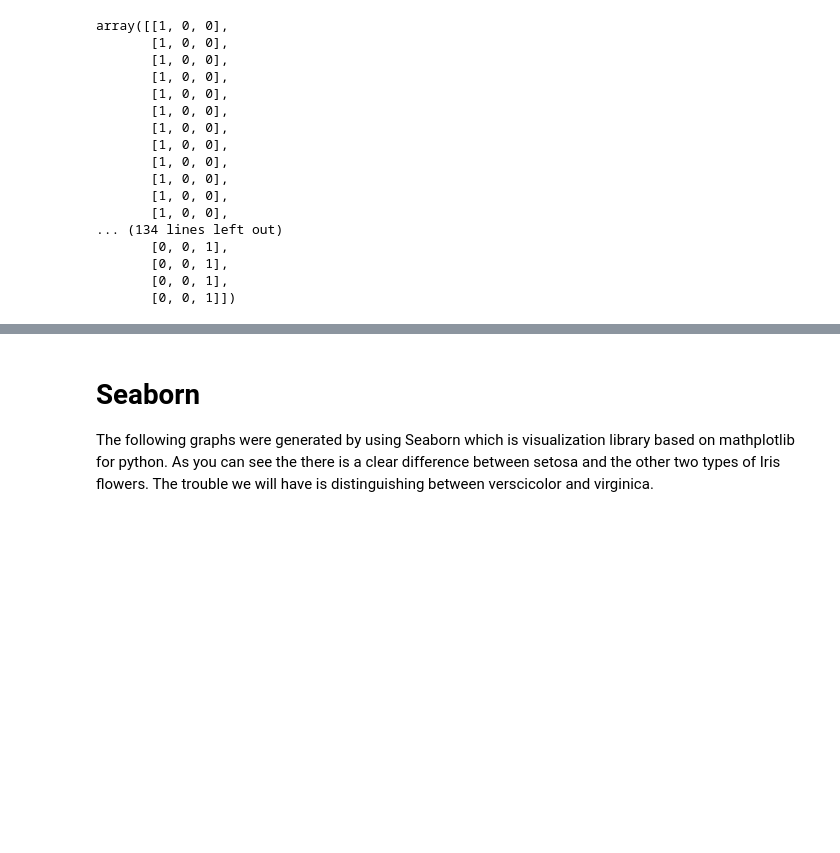
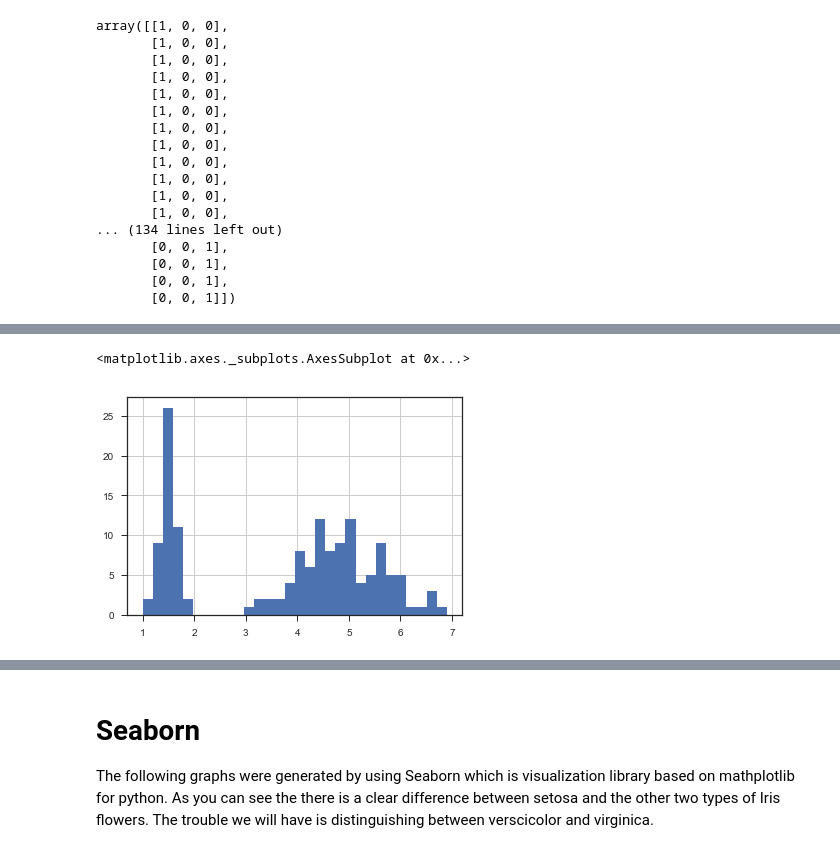
Before and after one commit to NiallD565/Jupyter-Notebook_Python, a Jupyter notebook: iris-dataset.ipynb, the cells around one changed output, grey strips where cells are left out. Saved outputs shown, nothing was run; the diff lists cells and outputs as text; code cells hidden in the pictures; blank space fills up the shorter version.

Commit message:
Addition of graphs to iris

```diff
--- a/iris-dataset.ipynb
+++ b/iris-dataset.ipynb
@@ -56,0 +79,5 @@ array([[1, 0, 0],
+# %%
+df['petal_length'].hist(bins = 30)
+# %% [output]
+<matplotlib.axes._subplots.AxesSubplot at 0x...>
+[figure, added]
```
Also changed, not shown: parts of 16 cells of this notebook.
